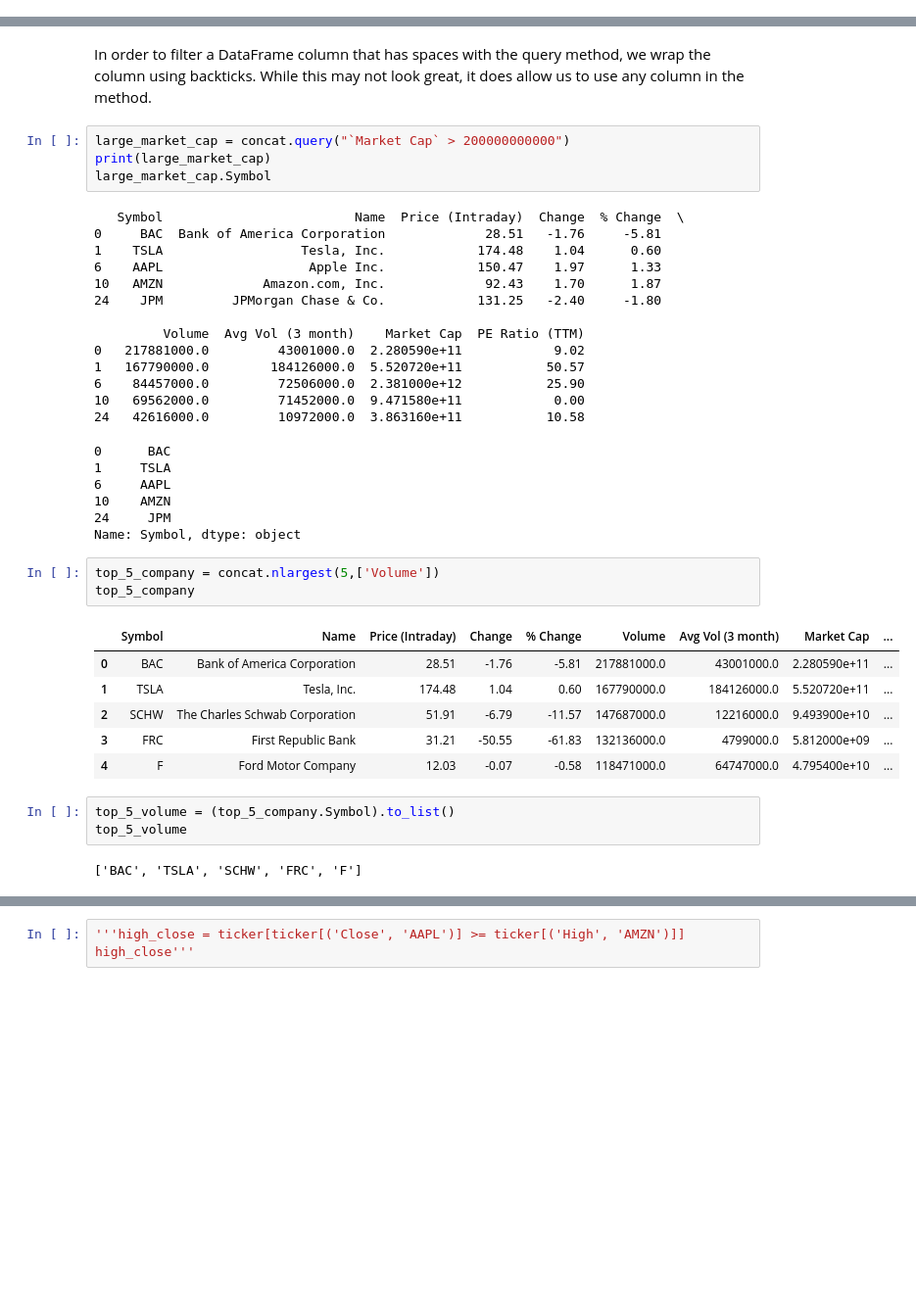
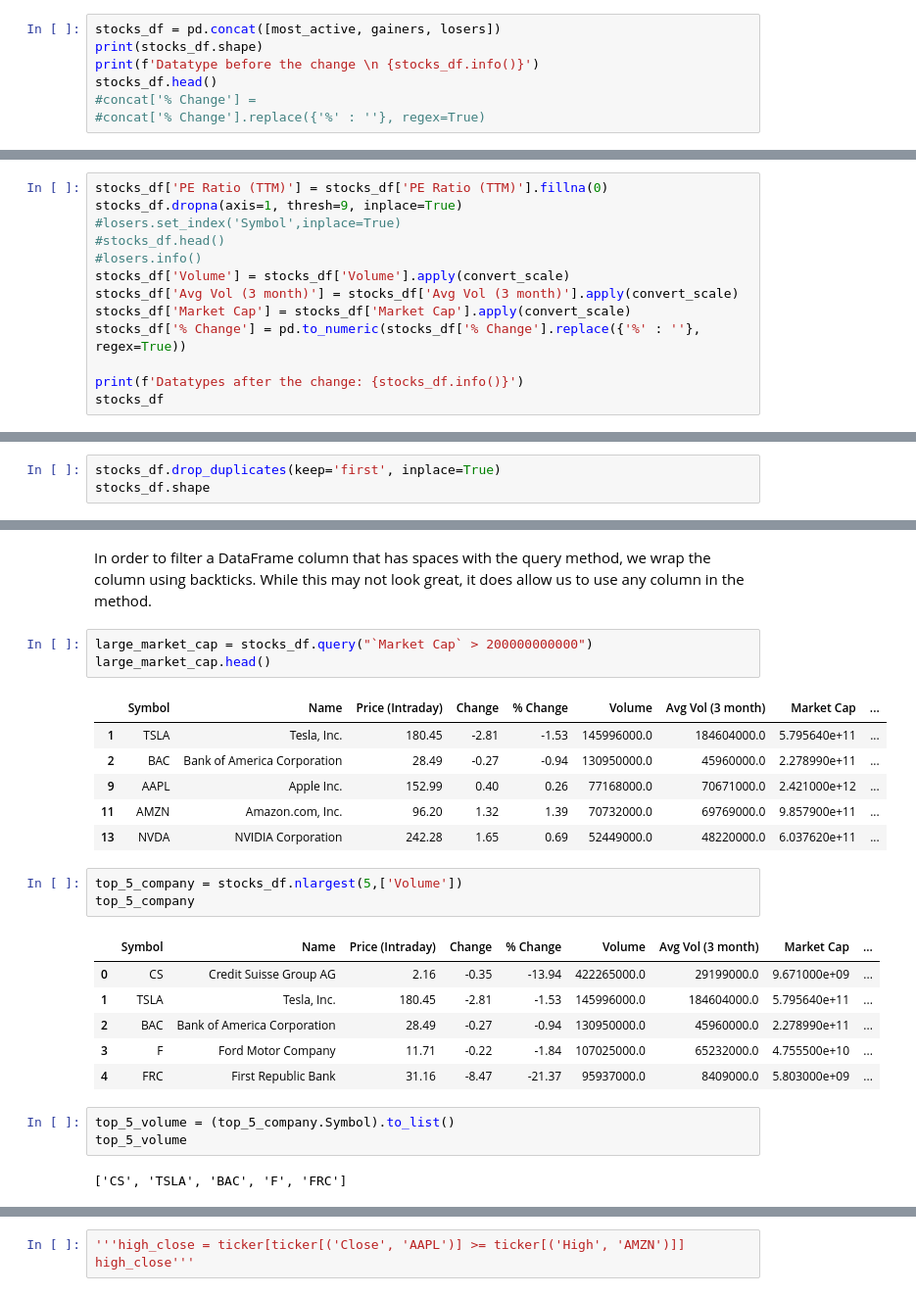
Before and after one commit to pdizdar/stock_price_comparision, a Jupyter notebook: Trending Ticker Analysis.ipynb, the cells around one changed output, grey strips where cells are left out. Shown: that part at 98% size. Drawn from its saved outputs; the diff is of its cells as text; blank space fills up the shorter version.

```diff
--- a/Trending Ticker Analysis.ipynb
+++ b/Trending Ticker Analysis.ipynb
@@ -315,0 +89,7 @@ Symbol_s
+# %%
+stocks_df = pd.concat([most_active, gainers, losers])
+print(stocks_df.shape)
+print(f'Datatype before the change \n {stocks_df.info()}')
+stocks_df.head()
+#concat['% Change'] =
+#concat['% Change'].replace({'%' : ''}, regex=True)
@@ -315,0 +123,13 @@ Symbol_s
+# %%
+stocks_df['PE Ratio (TTM)'] = stocks_df['PE Ratio (TTM)'].fillna(0)
+stocks_df.dropna(axis=1, thresh=9, inplace=True)
+#losers.set_index('Symbol',inplace=True)
+#stocks_df.head()
+#losers.info()
+stocks_df['Volume'] = stocks_df['Volume'].apply(convert_scale)
+stocks_df['Avg Vol (3 month)'] = stocks_df['Avg Vol (3 month)'].apply(convert_scale)
+stocks_df['Market Cap'] = stocks_df['Market Cap'].apply(convert_scale)
+stocks_df['% Change'] = pd.to_numeric(stocks_df['% Change'].replace({'%' : ''}, regex=True))
+
+print(f'Datatypes after the change: {stocks_df.info()}')
+stocks_df
@@ -315,0 +178,3 @@ Symbol_s
+# %%
+stocks_df.drop_duplicates(keep='first', inplace=True)
+stocks_df.shape
@@ -316,44 +216,30 @@ Symbol_s
 # %% [markdown]
 In order to filter a DataFrame column that has spaces with the query method, we wrap the column using backticks. While this may not look great, it does allow us to use any column in the method.
 # %%
-large_market_cap = concat.query("`Market Cap` > 200000000000")
-print(large_market_cap)
-large_market_cap.Symbol
+large_market_cap = stocks_df.query("`Market Cap` > 200000000000")
+large_market_cap.head()
 # %% [output]
-   Symbol                         Name  Price (Intraday)  Change  % Change  \
-0     BAC  Bank of America Corporation             28.51   -1.76     -5.81
-1    TSLA                  Tesla, Inc.            174.48    1.04      0.60
-6    AAPL                   Apple Inc.            150.47    1.97      1.33
-10   AMZN             Amazon.com, Inc.             92.43    1.70      1.87
-24    JPM         JPMorgan Chase & Co.            131.25   -2.40     -1.80
-
-         Volume  Avg Vol (3 month)    Market Cap  PE Ratio (TTM)
-0   217881000.0         43001000.0  2.280590e+11            9.02
-1   167790000.0        184126000.0  5.520720e+11           50.57
-6    84457000.0         72506000.0  2.381000e+12           25.90
-10   69562000.0         71452000.0  9.471580e+11            0.00
-24   42616000.0         10972000.0  3.863160e+11           10.58
-0      BAC
-1     TSLA
-6     AAPL
-10    AMZN
-24     JPM
-Name: Symbol, dtype: object
+|  | Symbol | Name | Price (Intraday) | Change | % Change | Volume | Avg Vol (3 month) | Market Cap | ... |
+| 1 | TSLA | Tesla, Inc. | 180.45 | -2.81 | -1.53 | 145996000.0 | 184604000.0 | 5.795640e+11 | ... |
+| 2 | BAC | Bank of America Corporation | 28.49 | -0.27 | -0.94 | 130950000.0 | 45960000.0 | 2.278990e+11 | ... |
+| 9 | AAPL | Apple Inc. | 152.99 | 0.40 | 0.26 | 77168000.0 | 70671000.0 | 2.421000e+12 | ... |
+| 11 | AMZN | Amazon.com, Inc. | 96.20 | 1.32 | 1.39 | 70732000.0 | 69769000.0 | 9.857900e+11 | ... |
+| 13 | NVDA | NVIDIA Corporation | 242.28 | 1.65 | 0.69 | 52449000.0 | 48220000.0 | 6.037620e+11 | ... |
 # %%
-top_5_company = concat.nlargest(5,['Volume'])
+top_5_company = stocks_df.nlargest(5,['Volume'])
 top_5_company
 # %% [output]
 |  | Symbol | Name | Price (Intraday) | Change | % Change | Volume | Avg Vol (3 month) | Market Cap | ... |
-| 0 | BAC | Bank of America Corporation | 28.51 | -1.76 | -5.81 | 217881000.0 | 43001000.0 | 2.280590e+11 | ... |
-| 1 | TSLA | Tesla, Inc. | 174.48 | 1.04 | 0.60 | 167790000.0 | 184126000.0 | 5.520720e+11 | ... |
-| 2 | SCHW | The Charles Schwab Corporation | 51.91 | -6.79 | -11.57 | 147687000.0 | 12216000.0 | 9.493900e+10 | ... |
-| 3 | FRC | First Republic Bank | 31.21 | -50.55 | -61.83 | 132136000.0 | 4799000.0 | 5.812000e+09 | ... |
-| 4 | F | Ford Motor Company | 12.03 | -0.07 | -0.58 | 118471000.0 | 64747000.0 | 4.795400e+10 | ... |
+| 0 | CS | Credit Suisse Group AG | 2.16 | -0.35 | -13.94 | 422265000.0 | 29199000.0 | 9.671000e+09 | ... |
+| 1 | TSLA | Tesla, Inc. | 180.45 | -2.81 | -1.53 | 145996000.0 | 184604000.0 | 5.795640e+11 | ... |
+| 2 | BAC | Bank of America Corporation | 28.49 | -0.27 | -0.94 | 130950000.0 | 45960000.0 | 2.278990e+11 | ... |
+| 3 | F | Ford Motor Company | 11.71 | -0.22 | -1.84 | 107025000.0 | 65232000.0 | 4.755500e+10 | ... |
+| 4 | FRC | First Republic Bank | 31.16 | -8.47 | -21.37 | 95937000.0 | 8409000.0 | 5.803000e+09 | ... |
 # %%
 top_5_volume = (top_5_company.Symbol).to_list()
 top_5_volume
 # %% [output]
-['BAC', 'TSLA', 'SCHW', 'FRC', 'F']
+['CS', 'TSLA', 'BAC', 'F', 'FRC']
 # %%
 ticker = yf.download(top_5_volume, period='1y',interval='1d', ignore_tz=True, progress=False, auto_adjust=False, actions='inline' )
 ticker.info()
```
Also changed, not shown: parts of 41 cells of this notebook.
